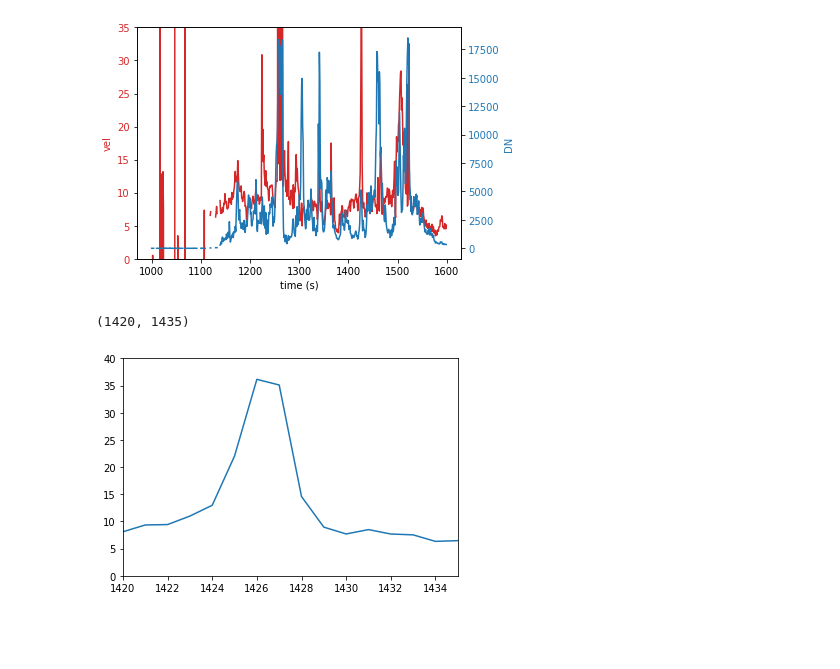
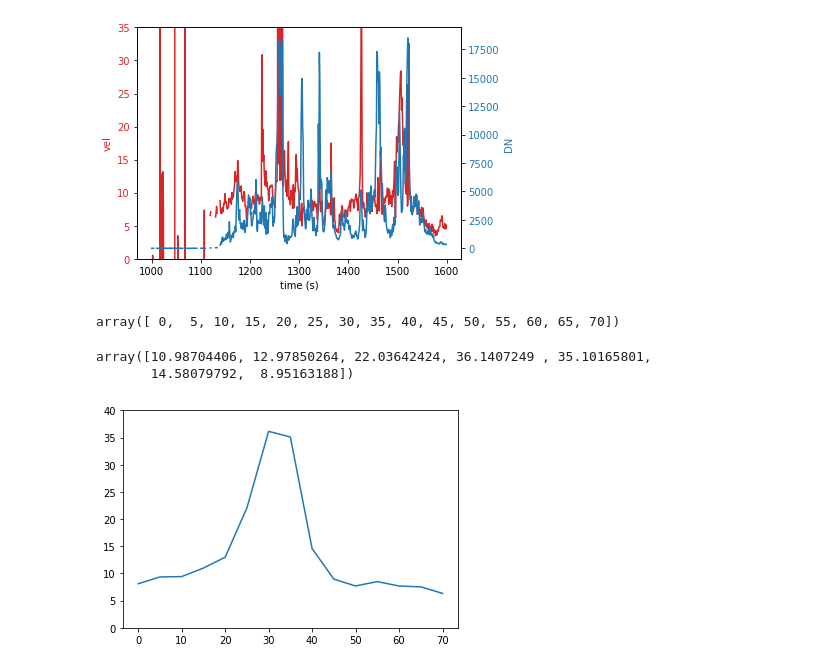
Before and after one commit to wilashfie/synth_spec, a Jupyter notebook: iris_fit_all-Copy1.ipynb, the cells around one changed output. Cells and saved outputs as stored; diff of their text form; code cells hidden in the pictures; blank space fills up the shorter version.

```diff
--- a/iris_fit_all-Copy1.ipynb
+++ b/iris_fit_all-Copy1.ipynb
@@ -111,10 +111,18 @@ fig.tight_layout()  # otherwise the right y-label is slightly clipped
 plt.show()
 # %% [output]
 [figure]
+# %%
+tt = np.arange(0,75,5)
+# %%
+tt
+# %% [output]
+array([ 0,  5, 10, 15, 20, 25, 30, 35, 40, 45, 50, 55, 60, 65, 70])
 # %%
-plt.plot(time,v_r)
+plt.plot(tt,v_r[420:435])
 plt.ylim(0,40)
-plt.xlim(1420,1435)
+#plt.xlim(1420,1435)
+v_r[423:430]
 # %% [output]
-(1420, 1435)
+array([10.98704406, 12.97850264, 22.03642424, 36.1407249 , 35.10165801,
+       14.58079792,  8.95163188])
-[figure, old version]
+[figure, new version]
```
Also changed, not shown: parts of 7 cells of this notebook, 1 other file.
